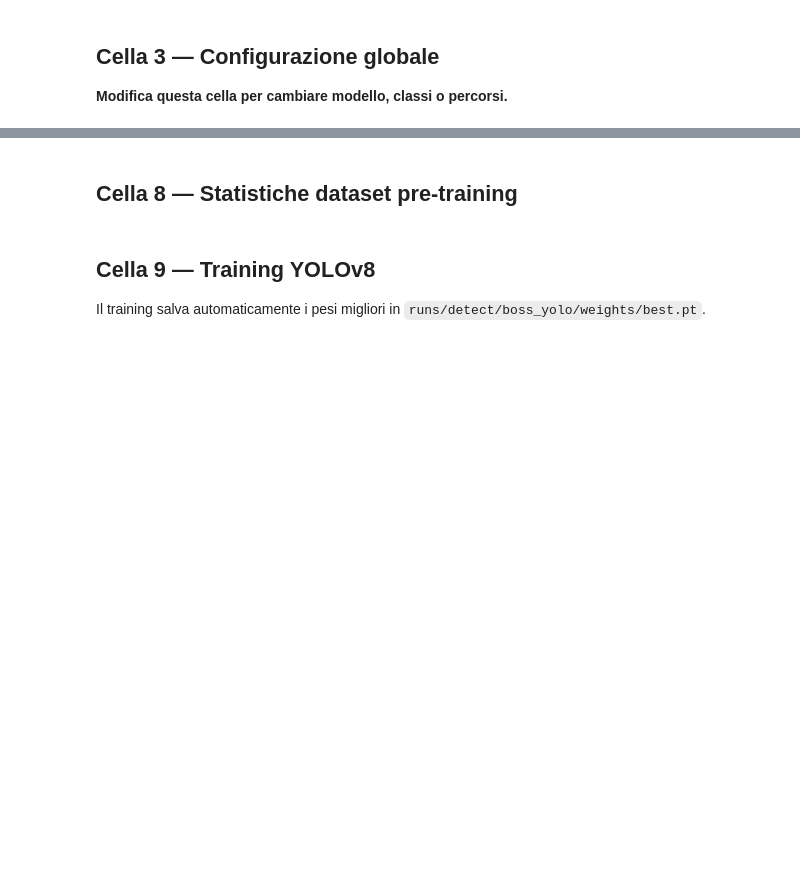
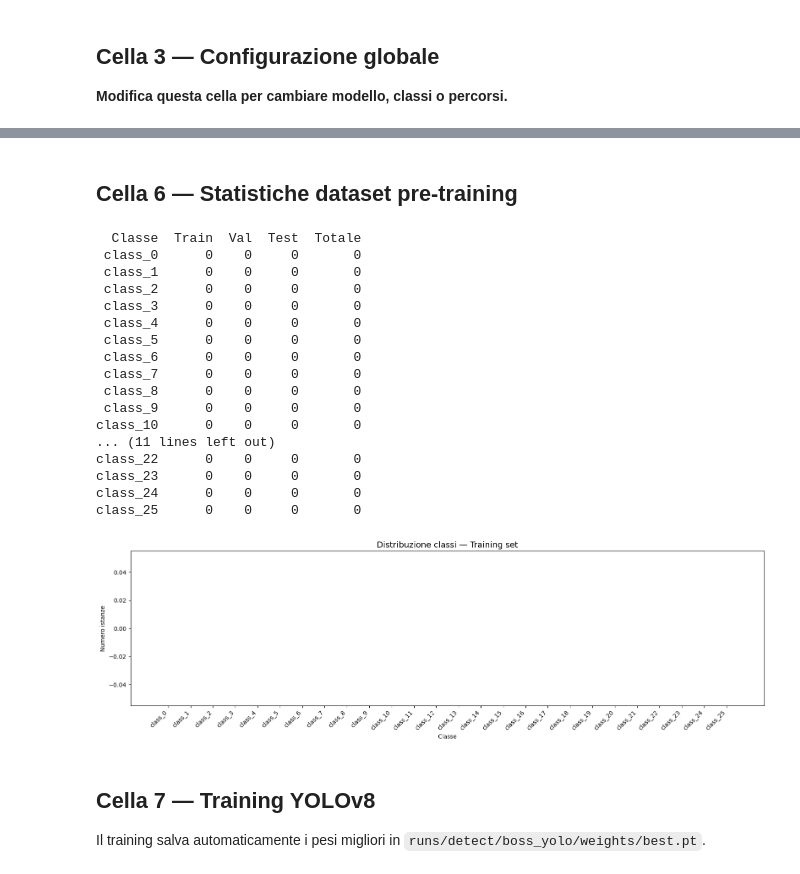
Before and after one commit to lolloverdura8/BOSS_CODE, a Jupyter notebook: boss_yolo_training.ipynb, the cells around one changed output, grey strips where cells are left out. Saved outputs shown, nothing was run; the diff lists cells and outputs as text; code cells hidden in the pictures; blank space fills up the shorter version.

Commit message:
Kaggle Notebook | B.O.S.S. — YOLOv8 | Version 4

```diff
--- a/boss_yolo_training.ipynb
+++ b/boss_yolo_training.ipynb
@@ -405,53 +289,87 @@ print(yaml.dump(data_yaml, default_flow_style=False))
 # %% [markdown]
-## Cella 8 — Statistiche dataset pre-training
+## Cella 6 — Statistiche dataset pre-training
 # %%
 # Analizza la distribuzione delle classi nel dataset prima del training.
 # Importante per individuare class imbalance che potrebbe degradare le performance.
 
-def count_class_distribution(label_dir):
+def count_class_distribution(split_dir: Path):
     """
-    Conta le occorrenze di ogni classe in tutti i file .txt YOLO di una cartella.
-    Restituisce un dict {class_id: count}.
+    Conta le occorrenze di ogni classe in tutti i file .txt YOLO del split.
+    Gestisce sia la struttura piatta (label nella stessa cartella delle immagini)
+    sia la struttura `labels/` separata.
     """
     counts = {i: 0 for i in range(NUM_CLASSES)}
-    label_files = list(Path(label_dir).rglob("*.txt"))
+    if not split_dir.exists():
+        return counts
 
-    # Per ogni file di annotazione: incrementa il contatore per ogni riga (= un oggetto)
+    lbl_dir = split_dir / "labels" if (split_dir / "labels").exists() else split_dir
+    label_files = list(lbl_dir.rglob("*.txt"))
+
     for lf in label_files:
-        for line in lf.read_text().strip().split("\n"):
-            if line.strip():               # salta righe vuote
-                class_id = int(line.split()[0])   # primo valore = ID classe
-                if class_id in counts:
-                    counts[class_id] += 1
+        try:
+            text = lf.read_text().strip()
+        except Exception:
+            continue
+        for line in text.split("\n"):
+            line = line.strip()
+            if not line:
+                continue
+            try:
+                class_id = int(line.split()[0])
+            except (ValueError, IndexError):
+                continue
+            if class_id in counts:
+                counts[class_id] += 1
     return counts
 
 
-train_counts = count_class_distribution(DATASET_DIR / "labels" / "train")
-val_counts   = count_class_distribution(DATASET_DIR / "labels" / "val")
+train_counts = count_class_distribution(TRAIN_DIR)
+val_counts   = count_class_distribution(VALID_DIR)
+test_counts  = count_class_distribution(TEST_DIR)
 
 # Costruisce DataFrame per visualizzazione tabellare
 df_dist = pd.DataFrame({
-    "Classe":   BOSS_CLASSES,
-    "Train":    [train_counts[i] for i in range(NUM_CLASSES)],
-    "Val":      [val_counts[i]   for i in range(NUM_CLASSES)],
+    "Classe": BOSS_CLASSES,
+    "Train":  [train_counts[i] for i in range(NUM_CLASSES)],
+    "Val":    [val_counts[i]   for i in range(NUM_CLASSES)],
+    "Test":   [test_counts[i]  for i in range(NUM_CLASSES)],
 })
-df_dist["Totale"] = df_dist["Train"] + df_dist["Val"]
+df_dist["Totale"] = df_dist["Train"] + df_dist["Val"] + df_dist["Test"]
 
 print(df_dist.to_string(index=False))
 
 # Grafico a barre della distribuzione delle classi nel training set
-fig, ax = plt.subplots(figsize=(14, 5))
-colors = plt.cm.tab20.colors[:NUM_CLASSES]   # colore diverso per ogni classe
-bars = ax.bar(BOSS_CLASSES, df_dist["Train"], color=colors)
+fig, ax = plt.subplots(figsize=(16, 5))
+colors = plt.cm.tab20.colors * ((NUM_CLASSES // 20) + 1)
+bars = ax.bar(BOSS_CLASSES, df_dist["Train"], color=colors[:NUM_CLASSES])
 ax.set_title("Distribuzione classi — Training set", fontsize=14)
 ax.set_xlabel("Classe")
 ax.set_ylabel("Numero istanze")
 plt.xticks(rotation=45, ha="right")
 plt.tight_layout()
 plt.savefig(BASE_DIR / "plot_class_distribution.png", dpi=150)
 plt.show()
+# %% [output]
+  Classe  Train  Val  Test  Totale
+ class_0      0    0     0       0
+ class_1      0    0     0       0
+ class_2      0    0     0       0
+ class_3      0    0     0       0
+ class_4      0    0     0       0
+ class_5      0    0     0       0
+ class_6      0    0     0       0
+ class_7      0    0     0       0
+ class_8      0    0     0       0
+ class_9      0    0     0       0
+class_10      0    0     0       0
+... (11 lines left out)
+class_22      0    0     0       0
+class_23      0    0     0       0
+class_24      0    0     0       0
+class_25      0    0     0       0
+[figure, added]
 # %% [markdown]
-## Cella 9 — Training YOLOv8
+## Cella 7 — Training YOLOv8
 Il training salva automaticamente i pesi migliori in `runs/detect/boss_yolo/weights/best.pt`.
 # %%
 #=== TRAINING COMPLETATO — cella commentata ===
```
Also changed, not shown: parts of 20 cells of this notebook.
